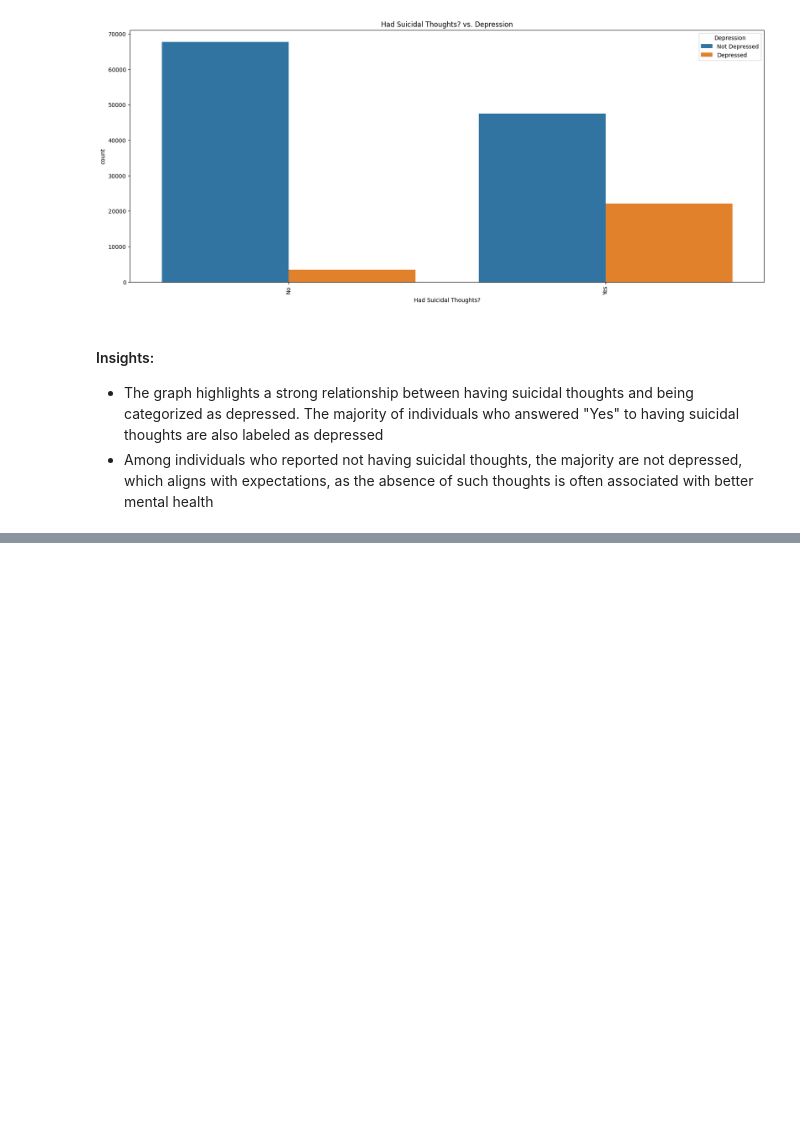
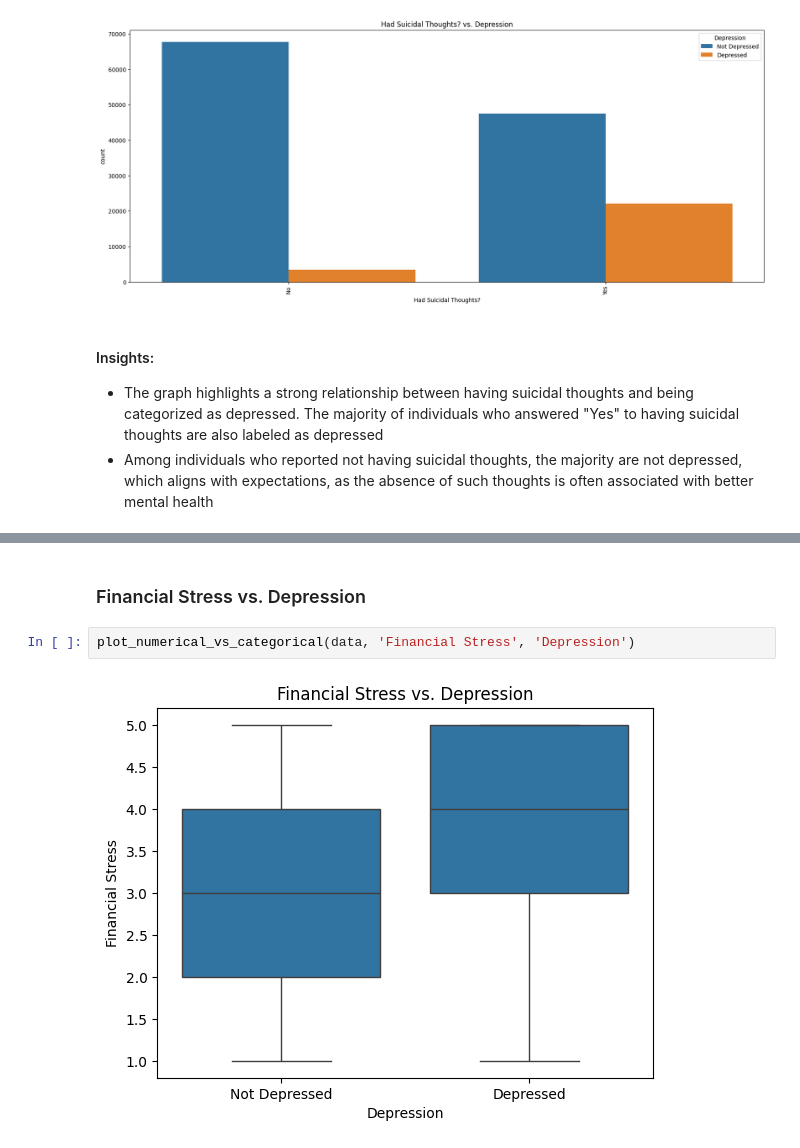
Before and after one commit to ktxdev/mind-matters, a Jupyter notebook: notebooks/train_eda.ipynb, the cells around one changed output, grey strips where cells are left out. Cells and saved outputs as stored; diff of their text form; blank space fills up the shorter version.

```diff
--- a/notebooks/train_eda.ipynb
+++ b/notebooks/train_eda.ipynb
@@ -965,0 +871,6 @@ Index(['Gender', 'Age', 'City', 'Working Professional or Student',
+# %% [markdown]
+### Financial Stress vs. Depression
+# %%
+plot_numerical_vs_categorical(data, 'Financial Stress', 'Depression')
+# %% [output]
+[figure, added]
```
Also changed, not shown: parts of 10 cells of this notebook.
